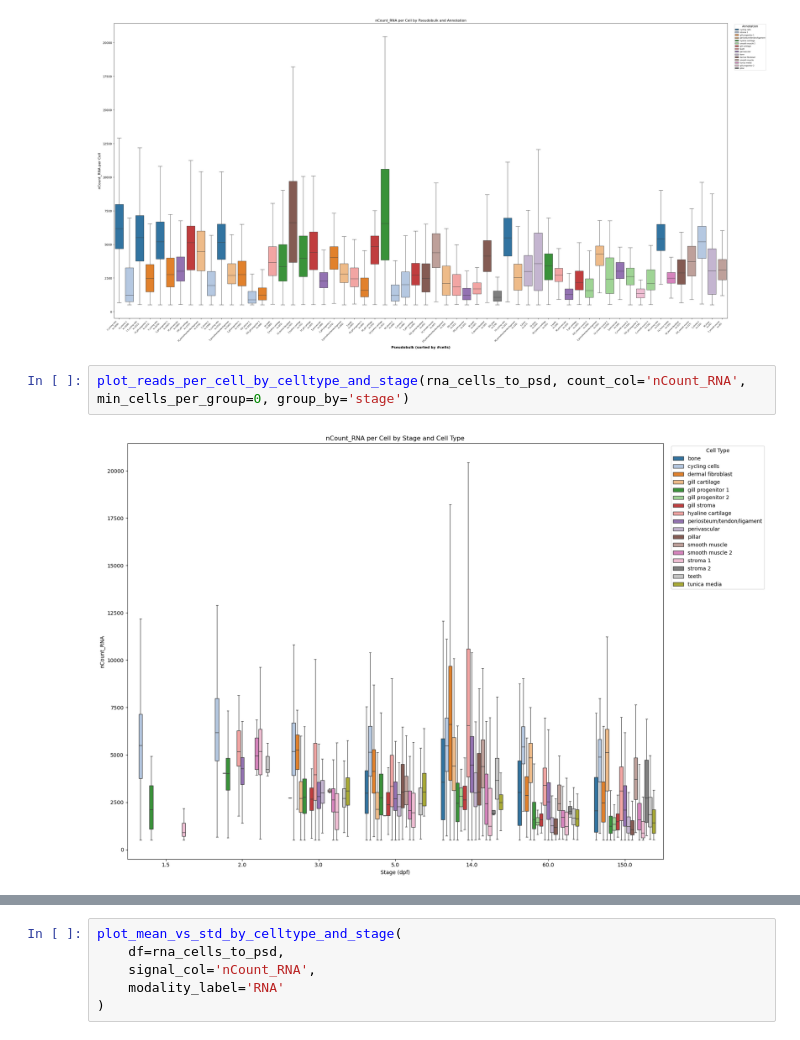
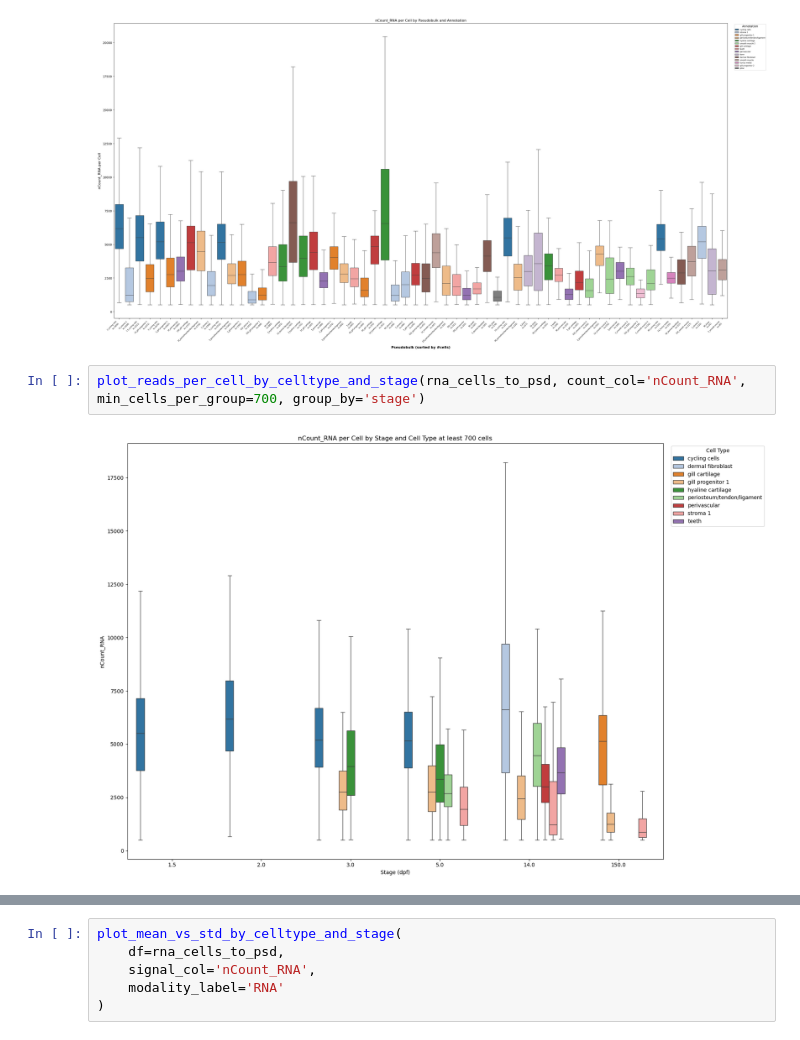
Before and after one commit to mourouzidou/zebrafish_development, a Jupyter notebook: notebooks/lifelong/prepare_ATAC_lifelong.ipynb, the cells around one changed output, grey strips where cells are left out. Saved outputs shown, nothing was run; the diff lists cells and outputs as text.

Commit message:
aggregate lifelong single cell

```diff
--- a/notebooks/lifelong/prepare_ATAC_lifelong.ipynb
+++ b/notebooks/lifelong/prepare_ATAC_lifelong.ipynb
@@ -83,9 +82,9 @@ plot_pseudobulk_distributions(rna_cells_to_psd, count_col = 'nCount_RNA', max_ps
 # %% [output]
 [figure]
 # %%
-plot_reads_per_cell_by_celltype_and_stage(rna_cells_to_psd, count_col='nCount_RNA', min_cells_per_group=0, group_by='stage')
+plot_reads_per_cell_by_celltype_and_stage(rna_cells_to_psd, count_col='nCount_RNA', min_cells_per_group=700, group_by='stage')
 # %% [output]
-[figure, old version]
+[figure, new version]
 # %%
 plot_reads_per_cell_by_celltype_and_stage(rna_cells_to_psd, count_col='nCount_RNA', min_cells_per_group=0)
 # %% [output]
```
Also changed, not shown: parts of 10 cells of this notebook, 3 other files.
